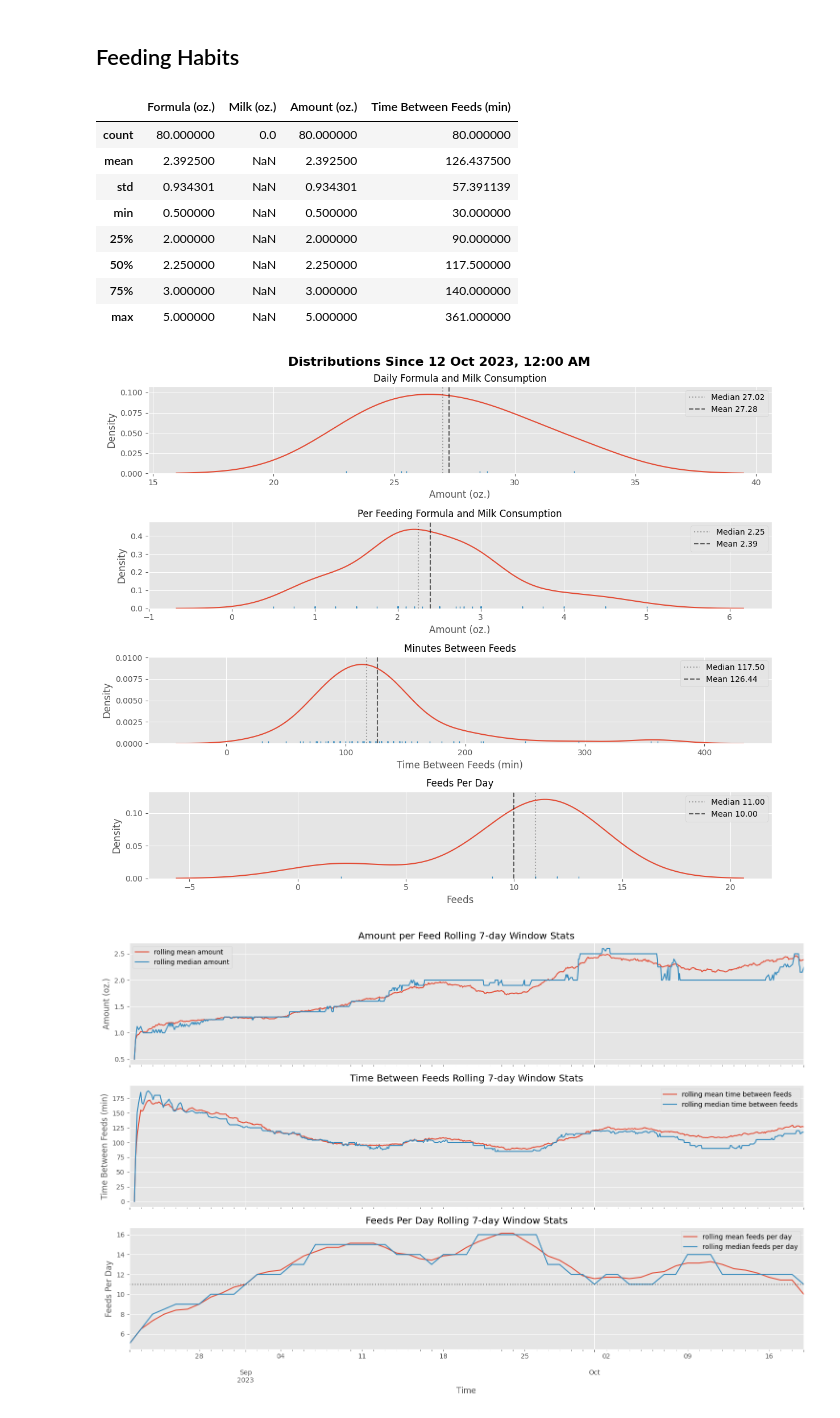
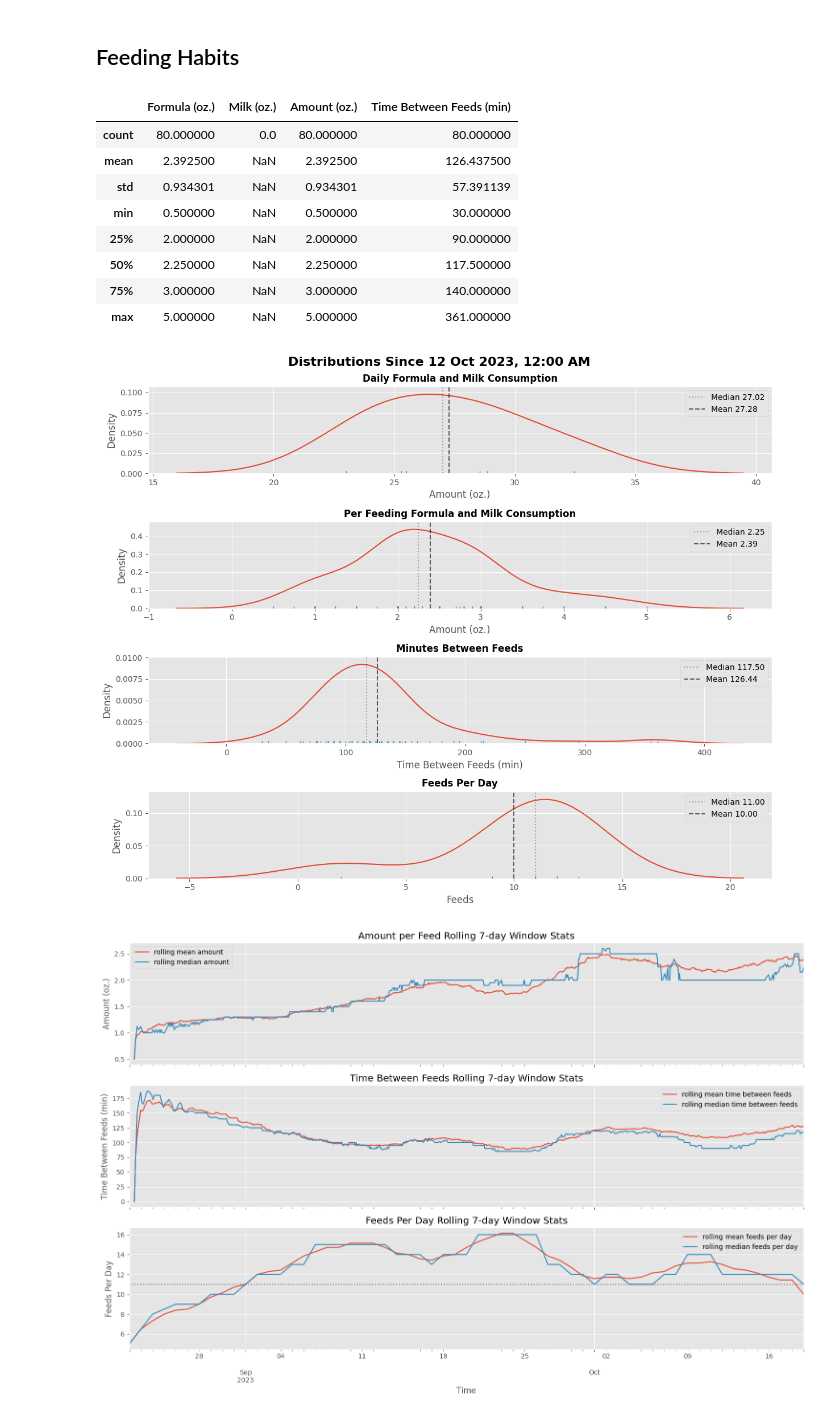
Before and after one commit to jgalloway42/andrews_baby_tracker, a Jupyter notebook: notebooks/andrews_data.ipynb, the cells around one changed output. Drawn from its saved outputs; the diff is of its cells as text; code cells hidden in the pictures.

Commit message:
change graph titles

```diff
--- a/notebooks/andrews_data.ipynb
+++ b/notebooks/andrews_data.ipynb
@@ -177,7 +177,7 @@ ax.axvline(median_total,color='k',linestyle='dotted',label=f'Median {median_tota
 ax.axvline(mean_total,color='k',linestyle='dashed',label=f'Mean {mean_total:0.2f}',alpha=0.6)
 ax.legend()
 s = datetime.strftime(start_date,'%d %b %Y, %I:%M %p')
-ax.set_title(f'Daily Formula and Milk Consumption',fontsize=12)
+ax.set_title(f'Daily Formula and Milk Consumption',fontweight='bold',fontsize=12)
 
 ax=sns.kdeplot(data=feeding_df.loc[analysis_flt],x='Amount (oz.)',ax=ax1)
 ax=sns.rugplot(data=feeding_df.loc[analysis_flt],x='Amount (oz.)',ax=ax)
@@ -185,7 +185,7 @@ ax.axvline(median,color='k',linestyle='dotted',label=f'Median {median:0.2f}',alp
 ax.axvline(mean,color='k',linestyle='dashed',label=f'Mean {mean:0.2f}',alpha=0.6)
 ax.legend()
 s = datetime.strftime(start_date,'%d %b %Y, %I:%M %p')
-ax.set_title(f'Per Feeding Formula and Milk Consumption',fontsize=12)
+ax.set_title(f'Per Feeding Formula and Milk Consumption',fontweight='bold',fontsize=12)
 
 ax=sns.kdeplot(data=feeding_df.loc[analysis_flt],x='Time Between Feeds (min)',ax=ax2)
 ax=sns.rugplot(data=feeding_df.loc[analysis_flt],x='Time Between Feeds (min)',ax=ax)
@@ -193,38 +193,38 @@ ax.axvline(median_time,color='k',linestyle='dotted',label=f'Median {median_time:
 ax.axvline(mean_time,color='k',linestyle='dashed',label=f'Mean {mean_time:0.2f}',alpha=0.6)
 ax.legend()
 s = datetime.strftime(start_date,'%d %b %Y, %I:%M %p')
-ax.set_title(f'Minutes Between Feeds',fontsize=12)
+ax.set_title(f'Minutes Between Feeds',fontweight='bold',fontsize=12)
 
 
 daily_feeds_df = feeding_df.resample('D').sum()
 daily_feeds_df['rolling mean feeds per day'] = daily_feeds_df['Feeds'].rolling(to_analyze).mean()
 daily_feeds_df['rolling median feeds per day'] = daily_feeds_df['Feeds'].rolling(to_analyze).median()
 start_date,analysis_flt = get_recent_filter(daily_feeds_df)
 mean_feeds = daily_feeds_df.loc[analysis_flt].Feeds.mean()
 median_feeds = daily_feeds_df.loc[analysis_flt].Feeds.median()
 ax=sns.kdeplot(data=daily_feeds_df.loc[analysis_flt],x='Feeds',ax=ax3)
 ax=sns.rugplot(data=daily_feeds_df.loc[analysis_flt],x='Feeds',ax=ax)
 ax.axvline(median_feeds,color='k',linestyle='dotted',label=f'Median {median_feeds:0.2f}',alpha=0.3)
 ax.axvline(mean_feeds,color='k',linestyle='dashed',label=f'Mean {mean_feeds:0.2f}',alpha=0.6)
 ax.legend()
 s = datetime.strftime(start_date,'%d %b %Y, %I:%M %p')
-ax.set_title(f'Feeds Per Day',fontsize=12)
+ax.set_title(f'Feeds Per Day',fontweight='bold',fontsize=12)
 
 plt.suptitle(f'Distributions Since {s}',fontweight='bold',fontsize=16)
 plt.tight_layout()
 
 _=plt.savefig(os.path.join(figure_path,'feeding_distribution.png'),bbox_inches='tight')
 # %% [output]
 |  | Formula (oz.) | Milk (oz.) | Amount (oz.) | Time Between Feeds (min) |
 | count | 80.000000 | 0.0 | 80.000000 | 80.000000 |
 | mean | 2.392500 | NaN | 2.392500 | 126.437500 |
 | std | 0.934301 | NaN | 0.934301 | 57.391139 |
 | min | 0.500000 | NaN | 0.500000 | 30.000000 |
 | 25% | 2.000000 | NaN | 2.000000 | 90.000000 |
 | 50% | 2.250000 | NaN | 2.250000 | 117.500000 |
 | 75% | 3.000000 | NaN | 3.000000 | 140.000000 |
 | max | 5.000000 | NaN | 5.000000 | 361.000000 |
-[figure, old version]
+[figure, new version]
 # %%
 f,axes = plt.subplots(ncols=1,nrows=3,figsize=(15,10),sharex=True)
 ax1,ax2,ax3 = axes.ravel()
```
Also changed, not shown: 1 other file.
